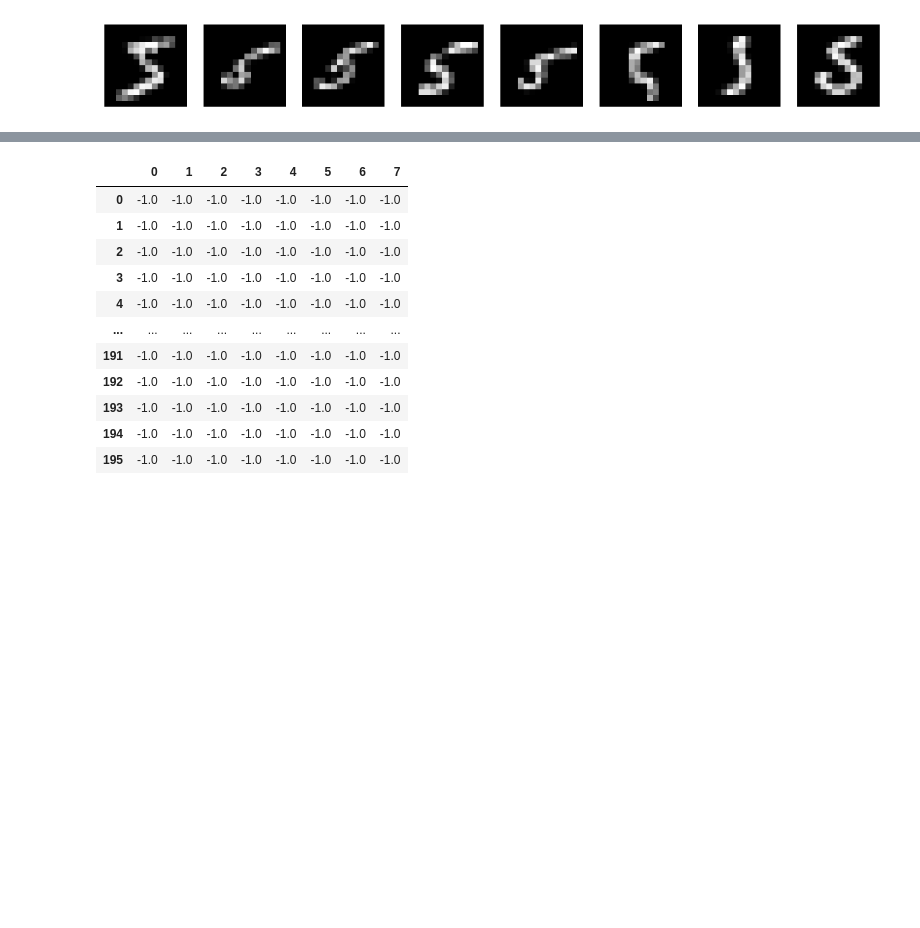
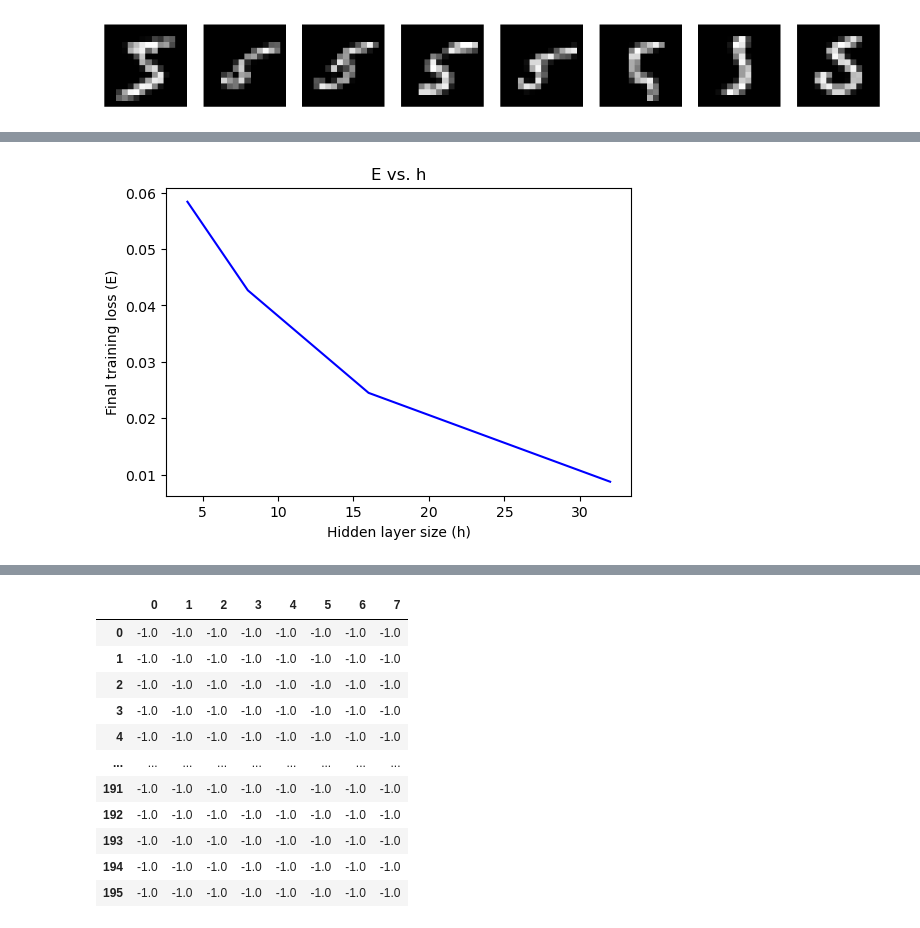
Before and after one commit to chnabi/c562-final-project, a Jupyter notebook: FP.ipynb, the cells around one changed output, grey strips where cells are left out. Cells and saved outputs as stored; diff of their text form; code cells hidden in the pictures; blank space fills up the shorter version.

```diff
--- a/FP.ipynb
+++ b/FP.ipynb
@@ -316,3 +312,52 @@ To receive full credit, your solution should produce plots that are comparable t
+# %%
+# --------------------------------------
+# Add your P4 coding solution below.
+# --------------------------------------
+X = X_train.values
+m, n = 196, 100
+
+h_sizes = [4, 8, 16, 32]
+losses = []
+for h in h_sizes:
+    w1 = np.random.normal(0, 0.1, size=(h, m))
+    w2 = np.random.normal(0, 0.1, size=(m, h))
+    b1 = np.zeros((h, 1))
+    b2 = np.zeros((m, 1))
+    for epoch in range(4000):
+        z1 = w1 @ X + b1
+        a1 = np.tanh(z1)
+        z2 = w2@ a1 + b2
+        a2 = np.tanh(z2)
+
+        x_hat = a2
+        E = (1/(2*m*n)) * np.sum((x_hat - X)**2)
+
+        da2 = (a2 - X) / (m*n)
+        dz2 = da2 * (1-a2**2)
+        dw2 = dz2 @ a1.T
+        db2 = np.sum(dz2, axis=1).reshape(-1, 1)
+
+        da1 = w2.T @ dz2
+        dz1 = da1 * (1-a1**2)
+        dw1 = dz1 @ X.T
+        db1 = np.sum(dz1, axis=1).reshape(-1, 1)
+
+        w1 = w1 - 2 * dw1
+        b1 = b1 - 2 * db1
+
+        w2 = w2 - 2 * dw2
+        b2 = b2 - 2 * db2
+    losses.append(E)
+
+
+plt.figure(figsize=(6,4))
+plt.plot(h_sizes, losses, color="blue")
+plt.title("E vs. h")
+plt.xlabel("Hidden layer size (h)")
+plt.ylabel("Final training loss (E)")
+plt.show()
+# %% [output]
+[figure, added]
 # %% [markdown]
 **P5** (10 points): Autoencoder analysis.
 
```
Also changed, not shown: parts of 3 cells of this notebook.
